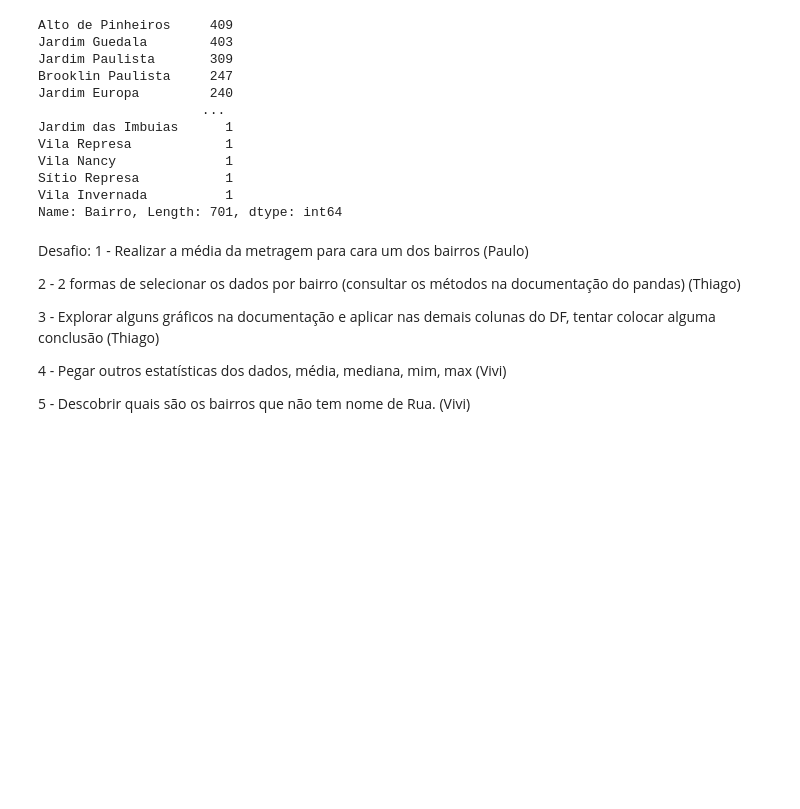
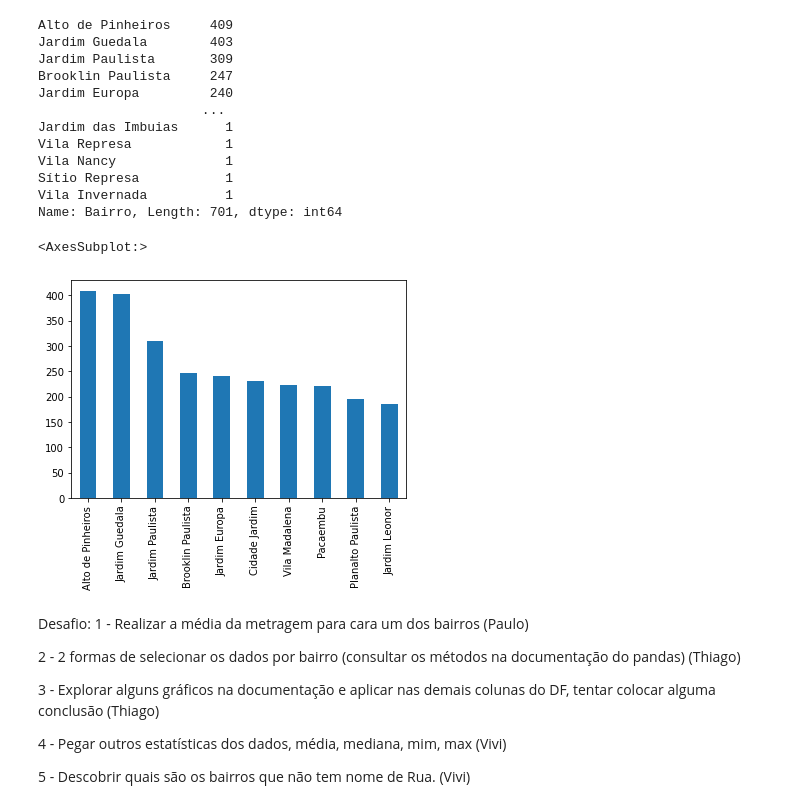
Before and after one commit to Rafael-Eiji/ImersaoDados, a Jupyter notebook: imersaodados.ipynb, the cells around one changed output. Cells and saved outputs as stored; diff of their text form; code cells hidden in the pictures; blank space fills up the shorter version.

```diff
--- a/imersaodados.ipynb
+++ b/imersaodados.ipynb
@@ -107,6 +107,11 @@ Vila Nancy              1
 Sítio Represa           1
 Vila Invernada          1
 Name: Bairro, Length: 701, dtype: int64
+# %%
+n_imoveis_bairro[:10].plot.bar()
+# %% [output]
+<AxesSubplot:>
+[figure, added]
 # %% [markdown]
 Desafio:
 1 - Realizar a média da metragem para cara um dos bairros (Paulo)
```
Also changed, not shown: parts of 32 cells of this notebook, 1 other file.
